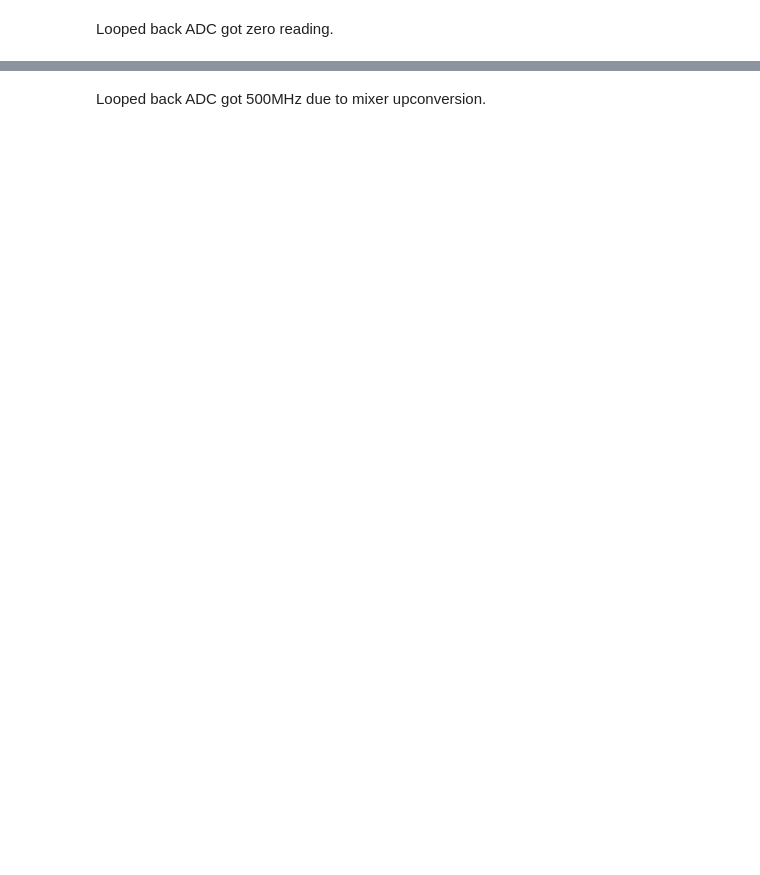
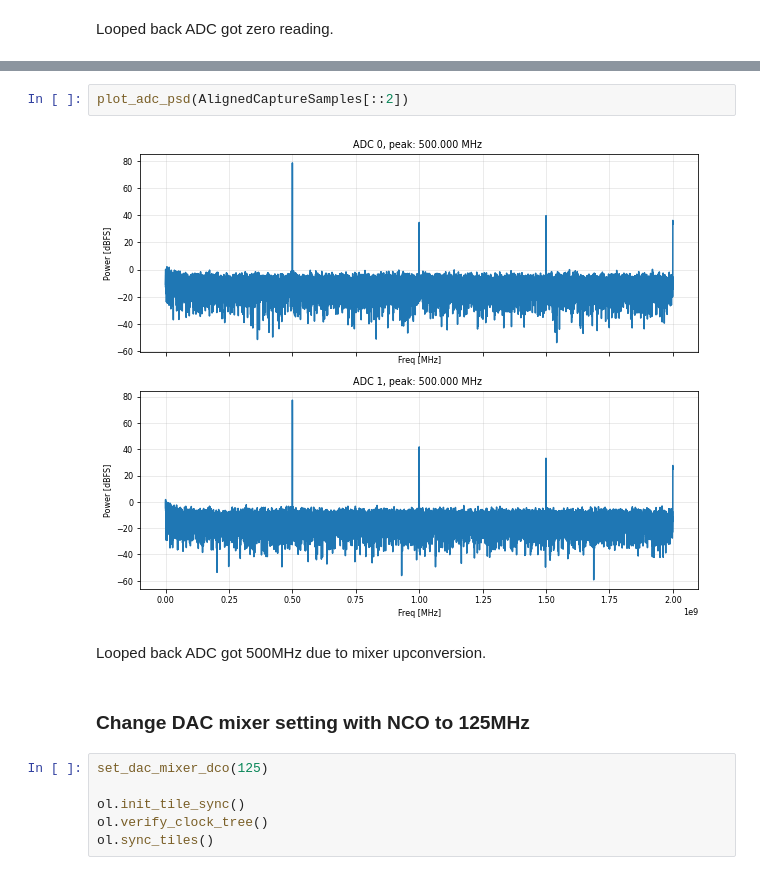
Before and after one commit to BerkeleyLab/LBNL-DSLLRF, a Jupyter notebook: doc/rfsocMTS.ipynb, the cells around one changed output, grey strips where cells are left out. Cells and saved outputs as stored; diff of their text form; blank space fills up the shorter version.

```diff
--- a/doc/rfsocMTS.ipynb
+++ b/doc/rfsocMTS.ipynb
@@ -213,2 +246,14 @@ gridplot(AlignedCaptureSamples, pStart=0, pNumSamples=128).show()
+# %%
+plot_adc_psd(AlignedCaptureSamples[::2])
+# %% [output]
+[figure, added]
 # %% [markdown]
 Looped back ADC got 500MHz due to mixer upconversion.
+# %% [markdown]
+### Change DAC mixer setting with NCO to 125MHz
+# %%
+set_dac_mixer_dco(125)
+
+ol.init_tile_sync()
+ol.verify_clock_tree()
+ol.sync_tiles()
```
Also changed, not shown: parts of 26 cells of this notebook.
